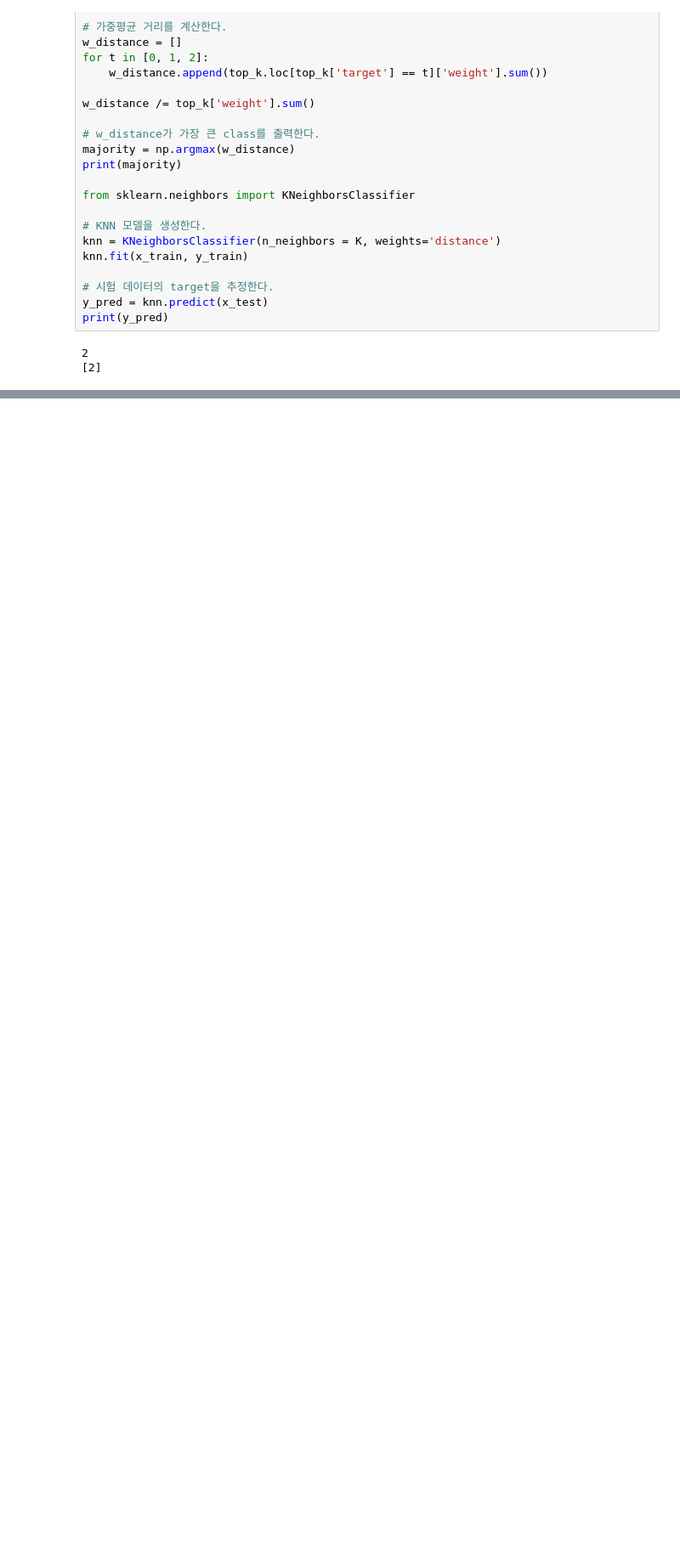
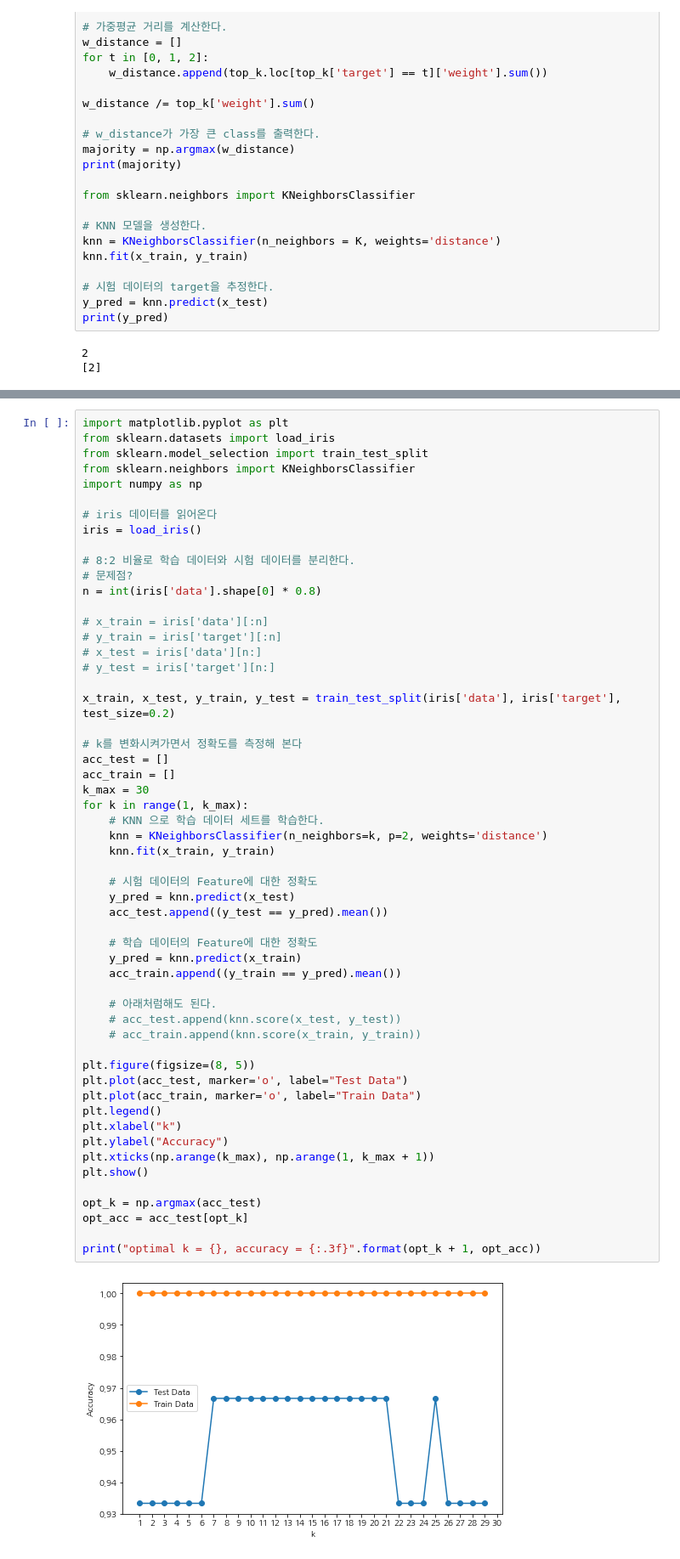
Before and after one commit to bigboom1253/python_note, a Jupyter notebook: 머신러닝/1.iris.ipynb, the cells around one changed output, grey strips where cells are left out. Shown: that part at 85% size. Cells and saved outputs as stored; diff of their text form; blank space fills up the shorter version.

```diff
--- a/머신러닝/1.iris.ipynb
+++ b/머신러닝/1.iris.ipynb
@@ -293,0 +344,57 @@ print(y_pred)
+# %%
+import matplotlib.pyplot as plt
+from sklearn.datasets import load_iris
+from sklearn.model_selection import train_test_split
+from sklearn.neighbors import KNeighborsClassifier
+import numpy as np
+
+# iris 데이터를 읽어온다
+iris = load_iris()
+
+# 8:2 비율로 학습 데이터와 시험 데이터를 분리한다.
+# 문제점?
+n = int(iris['data'].shape[0] * 0.8)
+
+# x_train = iris['data'][:n]
+# y_train = iris['target'][:n]
+# x_test = iris['data'][n:]
+# y_test = iris['target'][n:]
+
+x_train, x_test, y_train, y_test = train_test_split(iris['data'], iris['target'], test_size=0.2)
+
+# k를 변화시켜가면서 정확도를 측정해 본다
+acc_test = []
+acc_train = []
+k_max = 30
+for k in range(1, k_max):
+    # KNN 으로 학습 데이터 세트를 학습한다.
+    knn = KNeighborsClassifier(n_neighbors=k, p=2, weights='distance')
+    knn.fit(x_train, y_train)
+
+    # 시험 데이터의 Feature에 대한 정확도
+    y_pred = knn.predict(x_test)
+    acc_test.append((y_test == y_pred).mean())
+
+    # 학습 데이터의 Feature에 대한 정확도
+    y_pred = knn.predict(x_train)
+    acc_train.append((y_train == y_pred).mean())
+
+    # 아래처럼해도 된다.
+    # acc_test.append(knn.score(x_test, y_test))
+    # acc_train.append(knn.score(x_train, y_train))
+
+plt.figure(figsize=(8, 5))
+plt.plot(acc_test, marker='o', label="Test Data")
+plt.plot(acc_train, marker='o', label="Train Data")
+plt.legend()
+plt.xlabel("k")
+plt.ylabel("Accuracy")
+plt.xticks(np.arange(k_max), np.arange(1, k_max + 1))
+plt.show()
+
+opt_k = np.argmax(acc_test)
+opt_acc = acc_test[opt_k]
+
+print("optimal k = {}, accuracy = {:.3f}".format(opt_k + 1, opt_acc))
+# %% [output]
+[figure, added]
```
Also changed, not shown: parts of 2 cells of this notebook.
